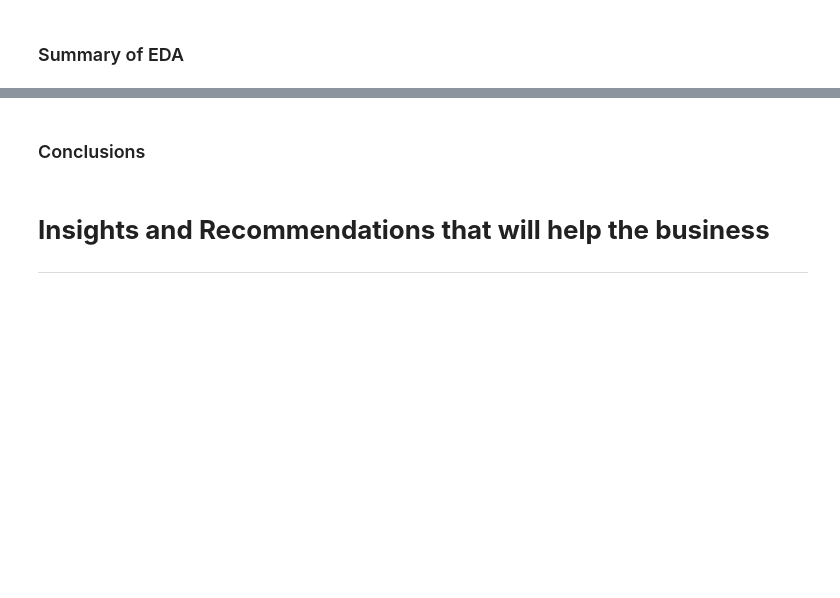
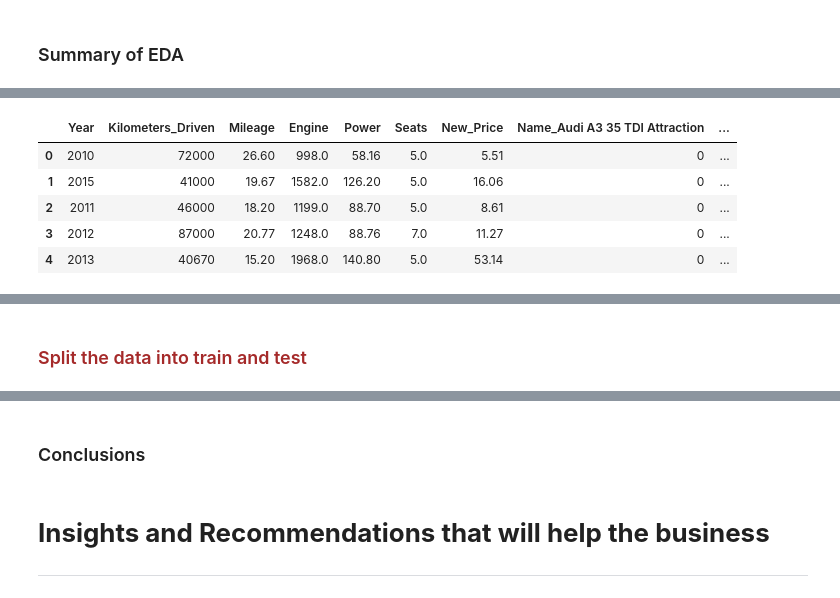
Before and after one commit to miricoder/projects, a Jupyter notebook: Supervised_Learning_Regression/Cars4U_Project2.ipynb, the cells around one changed output, grey strips where cells are left out. Drawn from its saved outputs; the diff is of its cells as text; code cells hidden in the pictures; blank space fills up the shorter version.

Commit message:
Still needs to fix categories to produce normal R Score

```diff
--- a/Supervised_Learning_Regression/Cars4U_Project2.ipynb
+++ b/Supervised_Learning_Regression/Cars4U_Project2.ipynb
@@ -1077,0 +1106,7 @@ plt.show()
+# %%
+df3 = df2.copy()
+# removing Seats columns
+dist_cols.remove("Seats")
+dist_cols.remove("Price")
+dist_cols.remove("Name")
+dist_cols.remove("Name_Shortened")
@@ -1077,0 +1116,9 @@ plt.show()
+# %%
+# using log transforms on some columns
+
+for col in dist_cols:
+    df3[col + "_log"] = np.log(df3[col] + 1)
+
+# dropping the original columns
+df3.drop(dist_cols, axis=1, inplace=True)
+df3.head()
@@ -1082,0 +1158,3 @@ _______________________________________________________
+# %%
+X = df3.drop(["Price"], axis=1)
+y = df3["Price"]
@@ -1082,0 +1190,16 @@ _______________________________________________________
+# %%
+# Converting Objects and Categories into 0's and 1's
+X = pd.get_dummies(
+    X,
+    columns=X.select_dtypes(include=["object", "category"]).columns.tolist(),
+    drop_first=True,
+)
+
+X.head()
+# %% [output]
+|  | Year | Kilometers_Driven | Mileage | Engine | Power | Seats | New_Price | Name_Audi A3 35 TDI Attraction | ... |
+| 0 | 2010 | 72000 | 26.60 | 998.0 | 58.16 | 5.0 | 5.51 | 0 | ... |
+| 1 | 2015 | 41000 | 19.67 | 1582.0 | 126.20 | 5.0 | 16.06 | 0 | ... |
+| 2 | 2011 | 46000 | 18.20 | 1199.0 | 88.70 | 5.0 | 8.61 | 0 | ... |
+| 3 | 2012 | 87000 | 20.77 | 1248.0 | 88.76 | 7.0 | 11.27 | 0 | ... |
+| 4 | 2013 | 40670 | 15.20 | 1968.0 | 140.80 | 5.0 | 53.14 | 0 | ... |
@@ -1082,0 +1207,2 @@ _______________________________________________________
+# %% [markdown]
+<h3 style="color:Brown">Split the data into train and test</h3>
```
Also changed, not shown: parts of 31 cells of this notebook, 2 other files.
